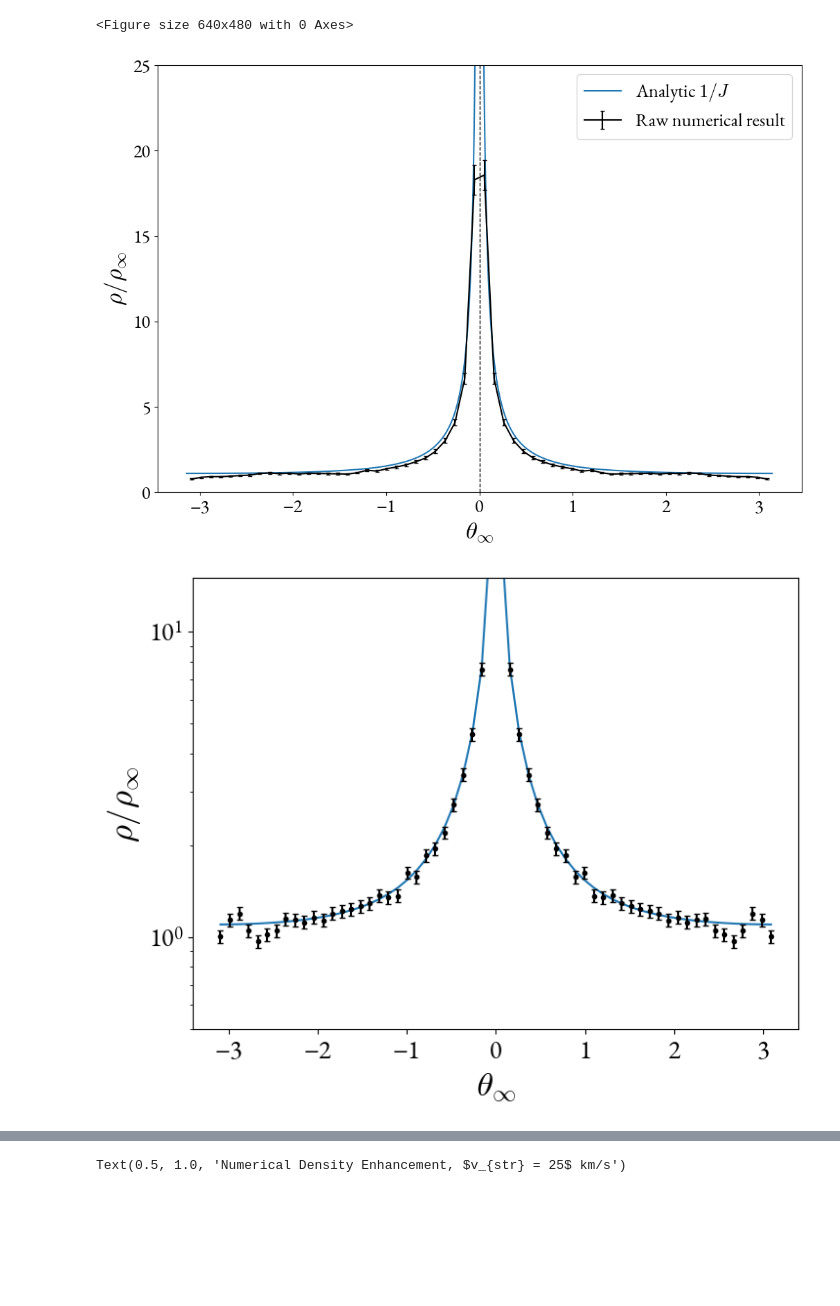
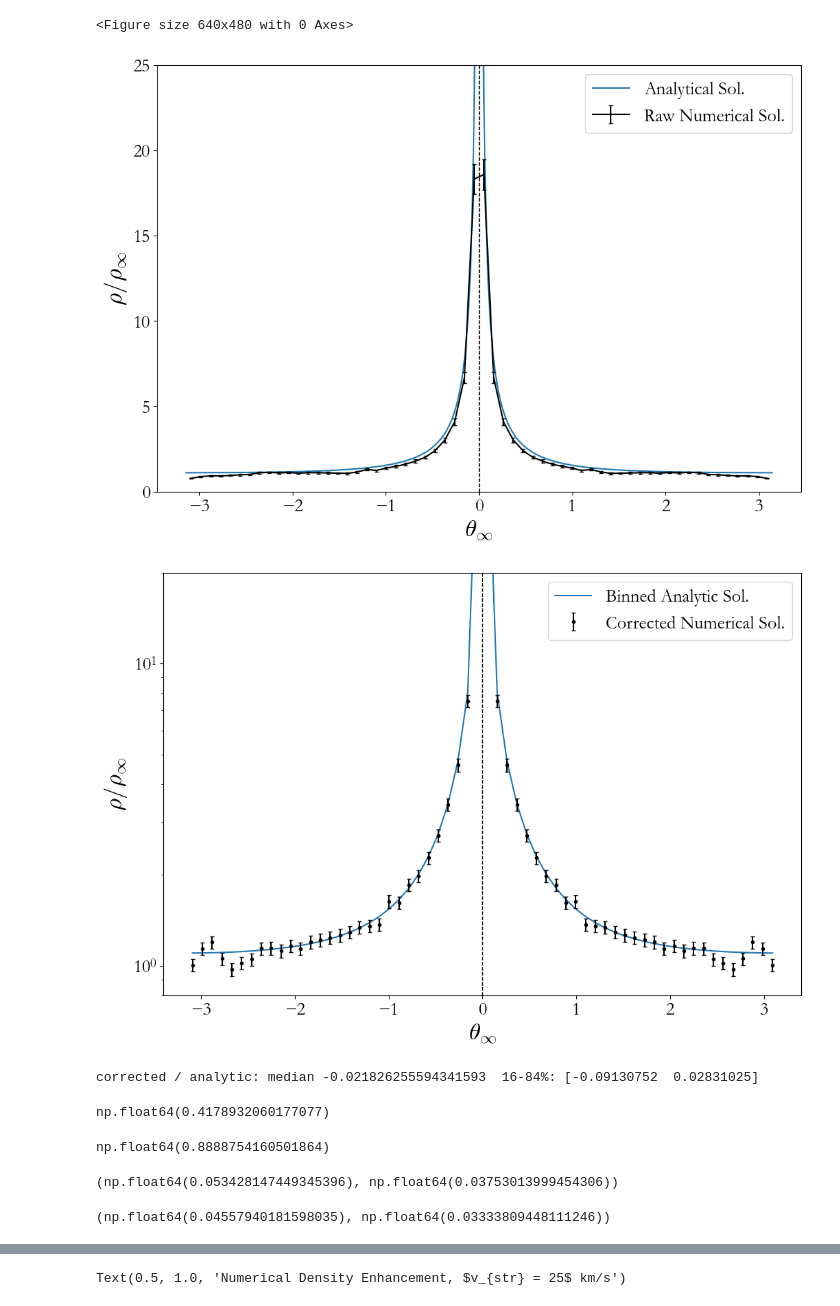
Before and after one commit to shauryagarg145/dark-matter-waves, a Jupyter notebook: jacobian.ipynb, the cells around one changed output, grey strips where cells are left out. Drawn from its saved outputs; the diff is of its cells as text; code cells hidden in the pictures; blank space fills up the shorter version.

Commit message:
i swear this is the final plot

```diff
--- a/jacobian.ipynb
+++ b/jacobian.ipynb
@@ -482,7 +380,7 @@ for spd in [35]:
         den = 1 / jacobian_closed_form(spd_loc, Phi, ang1) + 1 / jacobian_closed_form(spd_loc, Phi, ang2)
         dens.append(den)
 
-    plt.semilogy(phi[1:], dens[1:], c = c[i], label = f"Analytic $1/J$", zorder= 1)
+    plt.semilogy(phi[1:], dens[1:], c = c[i], label = f"Analytical Sol.", zorder= 1)
     plt.semilogy(-phi[1:][::-1], dens[1:][::-1], c = c[i], zorder = 1)
     i+=1
 
@@ -532,7 +430,7 @@ for c in cons:
 
 #plt.scatter(data[:, 0], y / cons[C], color = "black", label="Numerical result")
 #plt.errorbar(data[:, 0], y * C + B, yerr = err, color = "black", label="Numerical result fitted", zorder = 0)
-plt.errorbar(data[:, 0], y, yerr = err, color = "black", label="Raw numerical result", capsize = 2)
+plt.errorbar(data[:, 0], y, yerr = err, color = "black", label="Raw Numerical Sol.", capsize = 2)
 
 plt.ylim((0, 25))
 plt.legend()
@@ -543,7 +441,7 @@ plt.ylabel("$\\rho / \\rho_\\infty$")
 plt.savefig("plots/numericvsanalytic.png", dpi = 400, bbox_inches = 'tight')
 # %% [output]
 <Figure size 640x480 with 0 Axes>
-[figure, old version]
+[figure, new version]
 # %%
 from scipy.optimize import brentq
 import astropy.units as u
@@ -582,7 +480,7 @@ def beta(s, d, M):
     z = (np.arange(M) - (M - 1) / 2) * d
     return d * np.sum(np.abs(z) < s) / (2 * s)
 
-def predicted(theta, u=35.0, h=0.1, Z=2.0, M=125, bin_width=np.radians(3), nsub=10):
+def predicted(theta, u=35.0, h=0.1, Z=2.0, M=125, bin_width=np.radians(6), nsub=500):
     """Lattice-affected density in the bin centred on theta, the true (analytic)
     bin-averaged density, and the analytic density at the bin centre.
     h, Z in AU; M = grid points per side."""
@@ -593,40 +491,77 @@ def predicted(theta, u=35.0, h=0.1, Z=2.0, M=125, bin_width=np.radians(3), nsub=
         t = min(max(abs(t), 1e-3), np.pi - 1e-3)     # symmetric in theta; avoid the exact axis
         br = branches(t, u)
         est += sum(w * beta(h / g, d, M) for w, g in br) / b_ref
         wsum += sum(w for w, g in br)
     tc = min(max(abs(theta), 1e-3), np.pi - 1e-3)
     true_c = sum(w for w, g in branches(tc, u))
     return est / nsub, wsum / nsub, true_c
 
 
 angles = data[:, 0]
 values = data[:, 1]
 errs = data[:, 2]
 
 # symmetric in theta, so compute each |theta| once
 keys = np.round(np.abs(angles), 10)
 cache = {k: predicted(k) for k in np.unique(keys)}
 est      = np.array([cache[k][0] for k in keys])   # analytic x lattice factor (bin-averaged)
 true_bin = np.array([cache[k][1] for k in keys])   # analytic, bin-averaged
 true_c   = np.array([cache[k][2] for k in keys])   # analytic at bin centre
 
 factor    = true_bin / est            # inverse of the predicted lattice bias
 corrected = values * factor
 corr_err  = errs * factor             # same factor applied to the error bars
 
-mask = np.abs(angles) > 0.001           # drop the bins at the divergence
+mask = np.abs(angles) > 0.1           # drop the bins at the divergence
 
-fig, ax = plt.subplots(figsize=(8, 6))
-ax.plot(angles, true_c, label='Analytic')
+fig, ax = plt.subplots(figsize=(12, 8))
+ax.plot(angles, true_bin, label='Binned Analytic Sol.')
 ax.errorbar(angles[mask], corrected[mask], yerr=corr_err[mask],
-            fmt='k.', capsize=2, label='Numerical (corrected)')
+            fmt='k.', capsize=2, label='Corrected Numerical Sol.')
 ax.set_xlabel(r'$\theta_\infty$')
 ax.set_ylabel(r'$\rho/\rho_\infty$')
-ax.set_ylim(0.5, 15)
+ax.set_ylim(0.8, 20)
 ax.set_yscale('log')
-#ax.legend()
+ax.legend()
+plt.axvline(0, ls="--", c="black", lw=1)
+
+plt.savefig("plots/finalnumeric.png", dpi = 400, bbox_inches = 'tight')
 # %% [output]
-[figure, old version]
+[figure, new version]
+# %%
+# quick summary of the agreement
+r = (corrected - true_bin)
+print('corrected / analytic: median', np.median(r), ' 16-84%:', np.percentile(r, [16, 84]))
+# %% [output]
+corrected / analytic: median -0.021826255594341593  16-84%: [-0.09130752  0.02831025]
+# %%
+np.mean(np.abs(r))
+# %% [output]
+np.float64(0.4178932060177077)
+# %%
+r = (corrected[mask] - true_bin[mask])
+
+RL2E = np.sum(r**2) / np.sum(true_bin**2)
+RL2E = np.sqrt(RL2E)
+RL2E*100
+# %% [output]
+np.float64(0.8888754160501864)
+# %%
+r = (corrected - true_bin)/true_bin
+
+RMSE = np.sqrt(np.mean(r**2))
+MAE = np.mean(np.abs(r))
+RMSE, MAE
+# %% [output]
+(np.float64(0.053428147449345396), np.float64(0.03753013999454306))
+# %%
+r = (corrected - true_bin)/true_bin
+r = r[mask]
+RMSE = np.sqrt(np.mean(r**2))
+MAE = np.mean(np.abs(r))
+RMSE, MAE
+# %% [output]
+(np.float64(0.04557940181598035), np.float64(0.03333809448111246))
 # %%
 acc = np.abs(y - modely) / modely
 print(acc.max(), acc.min())
```
Also changed, not shown: parts of 8 cells of this notebook, 2 other files.
